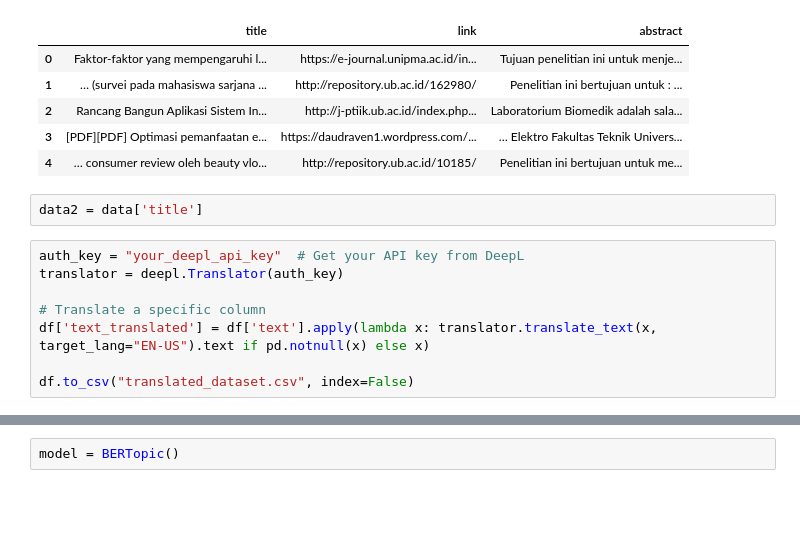
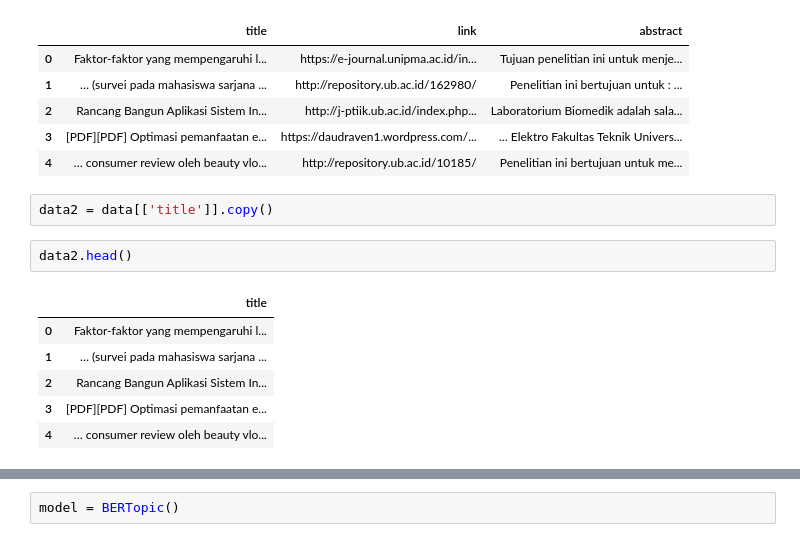
Before and after one commit to Hadoroo/TopicModeling, a Jupyter notebook: TopicModeling.ipynb, the cells around one changed output, grey strips where cells are left out. Drawn from its saved outputs; the diff is of its cells as text; blank space fills up the shorter version.

```diff
--- a/TopicModeling.ipynb
+++ b/TopicModeling.ipynb
@@ -14,12 +16,13 @@ data.head()
 | 3 | [PDF][PDF] Optimasi pemanfaatan e... | https://daudraven1.wordpress.com/... | … Elektro Fakultas Teknik Univers... |
 | 4 | … consumer review oleh beauty vlo... | http://repository.ub.ac.id/10185/ | Penelitian ini bertujuan untuk me... |
 # %%
-data2 = data['title']
+data2 = data[['title']].copy()
-# %%
-auth_key = "your_deepl_api_key"  # Get your API key from DeepL
-translator = deepl.Translator(auth_key)
-
-# Translate a specific column
-df['text_translated'] = df['text'].apply(lambda x: translator.translate_text(x, target_lang="EN-US").text if pd.notnull(x) else x)
-
-df.to_csv("translated_dataset.csv", index=False)
+# %%
+data2.head()
+# %% [output]
+|  | title |
+| 0 | Faktor-faktor yang mempengaruhi l... |
+| 1 | … (survei pada mahasiswa sarjana ... |
+| 2 | Rancang Bangun Aplikasi Sistem In... |
+| 3 | [PDF][PDF] Optimasi pemanfaatan e... |
+| 4 | … consumer review oleh beauty vlo... |
```
Also changed, not shown: parts of 8 cells of this notebook, 2 other files.
